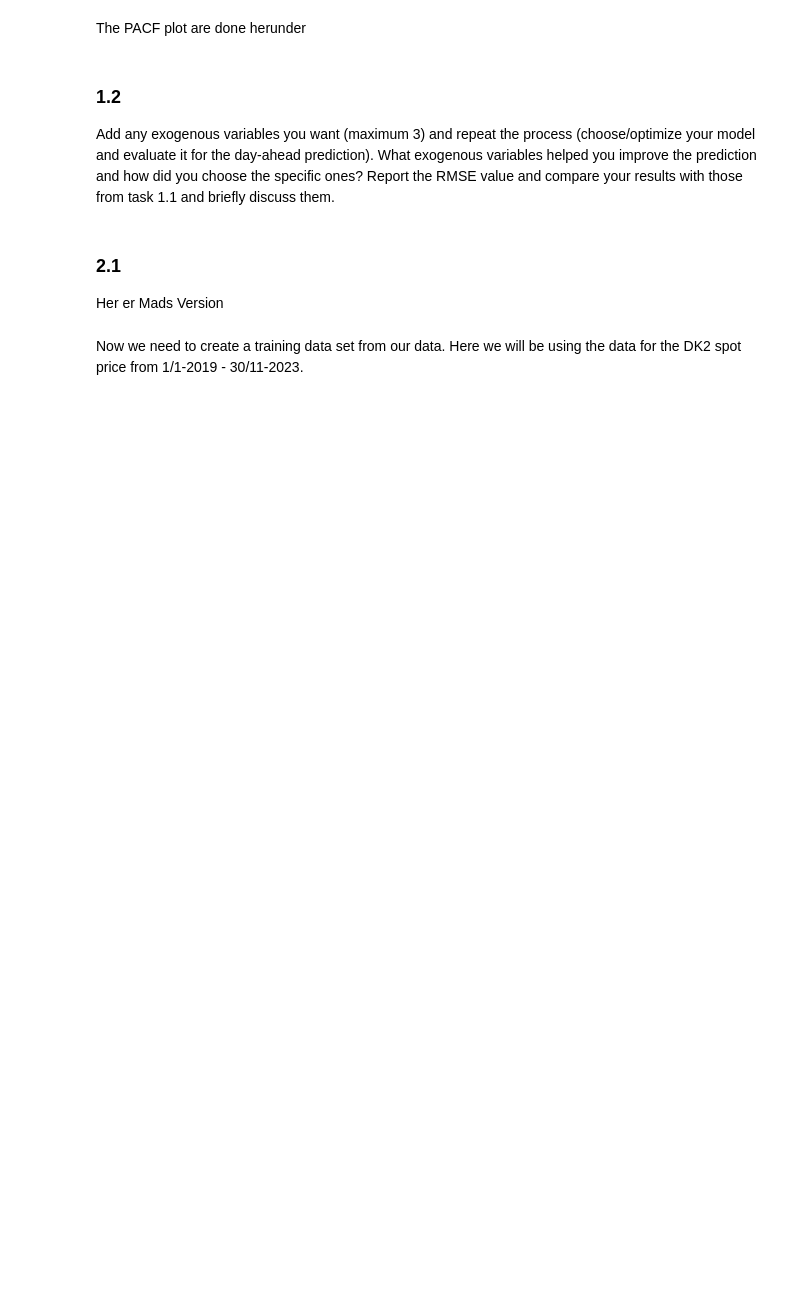
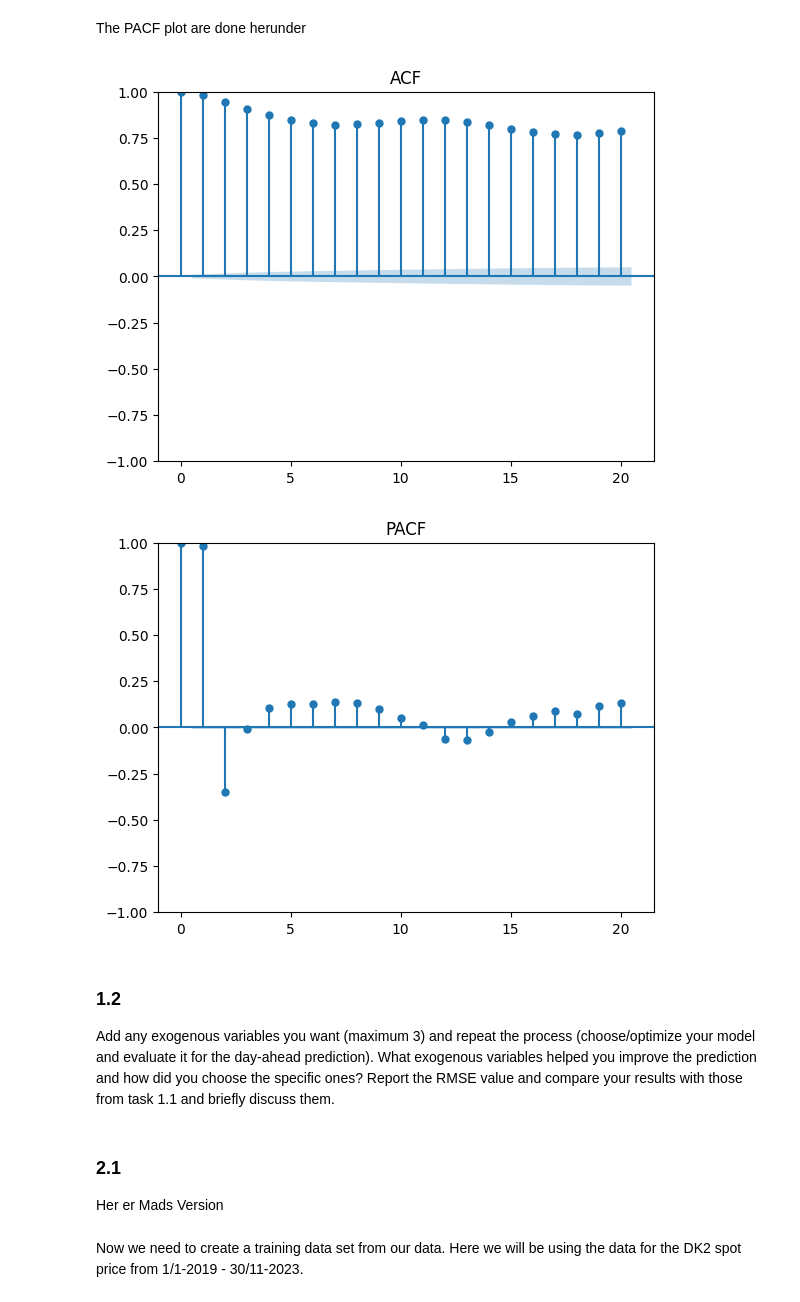
Before and after one commit to AnotherAtom/EnergyAnalytics_2, a Jupyter notebook: main.ipynb, the cells around one changed output. Cells and saved outputs as stored; diff of their text form; code cells hidden in the pictures; blank space fills up the shorter version.

Commit message:
Update main.ipynb
Auto ARIMA virker nu! Mangler at fikse ACF og PACF plots

```diff
--- a/main.ipynb
+++ b/main.ipynb
@@ -93,8 +93,5 @@ We will use a method that automatically fit the best model for us. We will first
 # %%
 train_Arima = train['SpotPriceDKK']
 
-# Remove index from dataframe
-train_Arima = train_Arima.drop('index', axis=1)
-
-model = pm.auto_arima(train, trace = True, seasonal = False, stepwise = True, maxiter = 10)
+model = pm.auto_arima(train_Arima, trace = True, seasonal = False, stepwise = True, maxiter = 10)
 # %% [output]
@@ -103,13 +116,16 @@ ValueError: No axis named 1 for object type Series
 The PACF plot are done herunder
 # %%
 # Check ACF plot
-pm.plot_acf(train, lags=20, title = "ACF", alpha = 0.05);
+pm.plot_acf(train_Arima, lags=20, title = "ACF", alpha = 0.05);
 # Check the PACF plot
-pm.plot_pacf(train, method='ywm', lags=20, title = "PACF", alpha = 0.05);
+pm.plot_pacf(train_Arima, method='ywm', lags=20, title = "PACF", alpha = 0.05);
 
 # Note that alpha indicates the used confidence in the correlation plots, with 95% (alpha = 0.05) being the standard one.
 # You can experiment with different values of alpha
 # Lags controls the number of lagged values in the plots
+# %% [output]
+[figure, added]
+[figure, added]
 # %% [markdown]
 ### 1.2
 Add any exogenous variables you want (maximum 3) and repeat the process (choose/optimize
```
Also changed, not shown: parts of 4 cells of this notebook.
